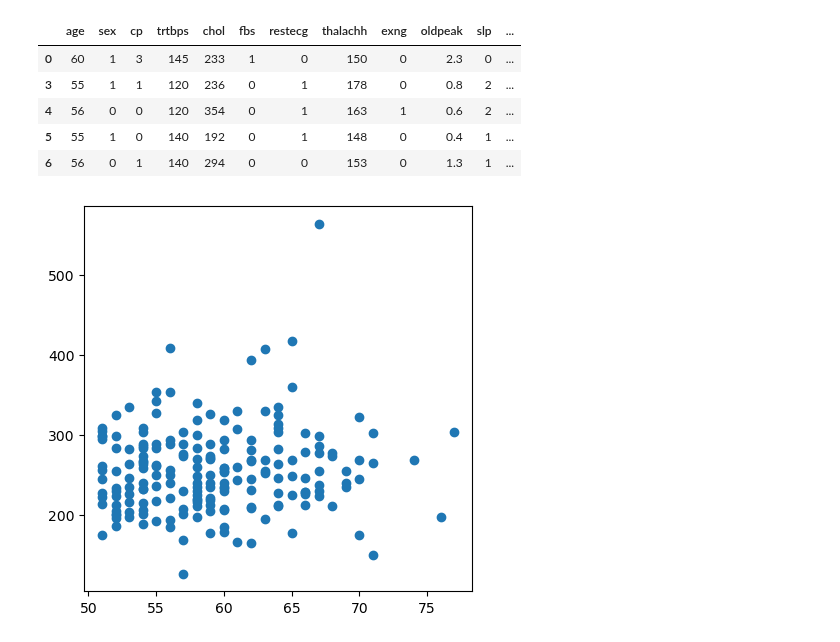
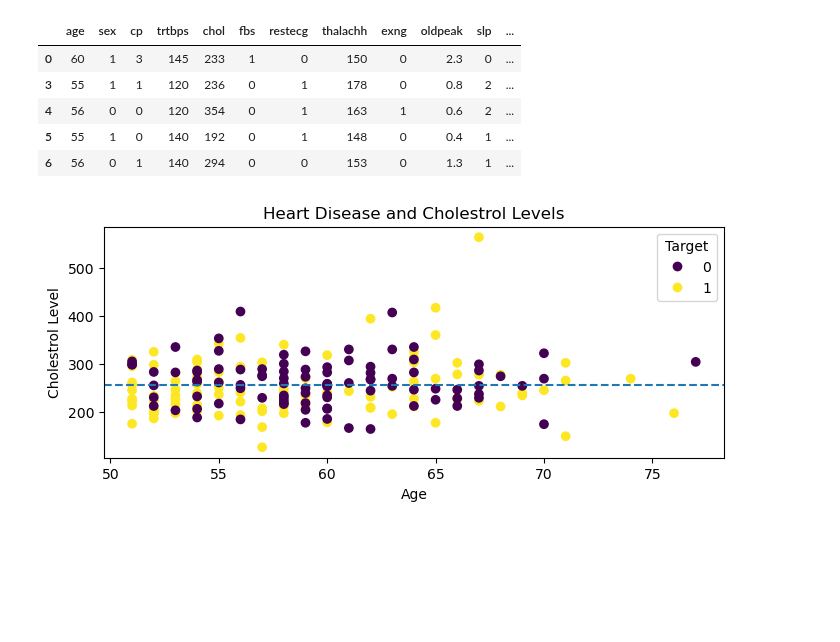
Before and after one commit to FairozAhmadSheikh/Machine_and_Deep_Learning_Basic_To_Advance, a Jupyter notebook: revision_matplotlib.ipynb, the cells around one changed output. Saved outputs shown, nothing was run; the diff lists cells and outputs as text; code cells hidden in the pictures; blank space fills up the shorter version.

Commit message:
made visuals that speak

```diff
--- a/revision_matplotlib.ipynb
+++ b/revision_matplotlib.ipynb
@@ -377,10 +377,12 @@ over_50_df.head()
 | 6 | 56 | 0 | 1 | 140 | 294 | 0 | 0 | 153 | 0 | 1.3 | 1 | ... |
 # %%
 # Lets Create some subplots
-fig, ax=plt.subplots(figsize=(5,5))
-ax.scatter(over_50_df['age'],over_50_df['chol']);
+fig, ax=plt.subplots(figsize=(8,3))
+scatter=ax.scatter(over_50_df['age'],over_50_df['chol'],c=over_50_df['output']);
 ax.set(title='Heart Disease and Cholestrol Levels',
       xlabel='Age',
-      ylabel='C')
+      ylabel='Cholestrol Level');
+ax.legend(*scatter.legend_elements(),title='Target')
+ax.axhline(over_50_df['chol'].mean(),linestyle="--");
 # %% [output]
-[figure, old version]
+[figure, new version]
```
Also changed, not shown: parts of 2 cells of this notebook.
